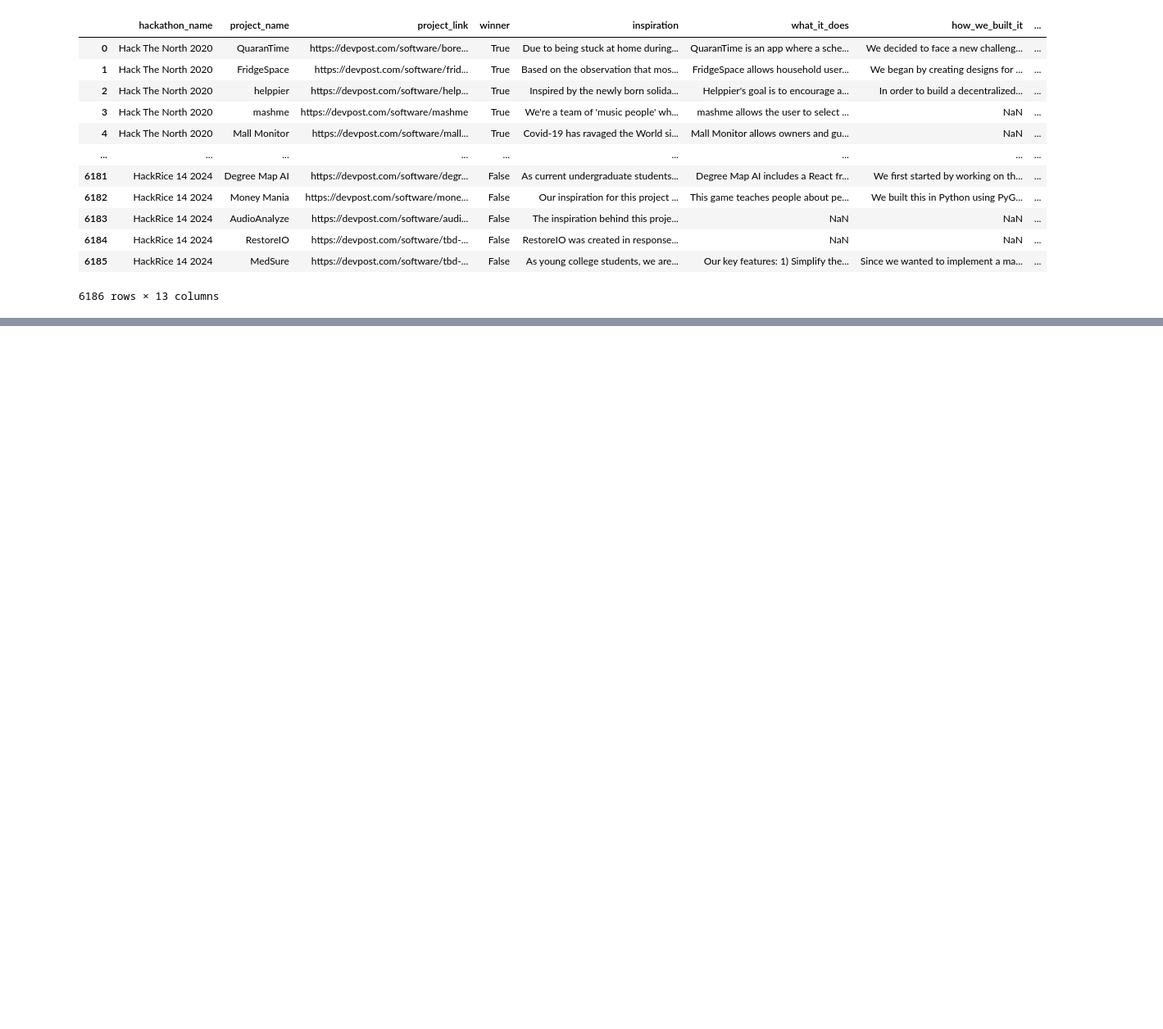
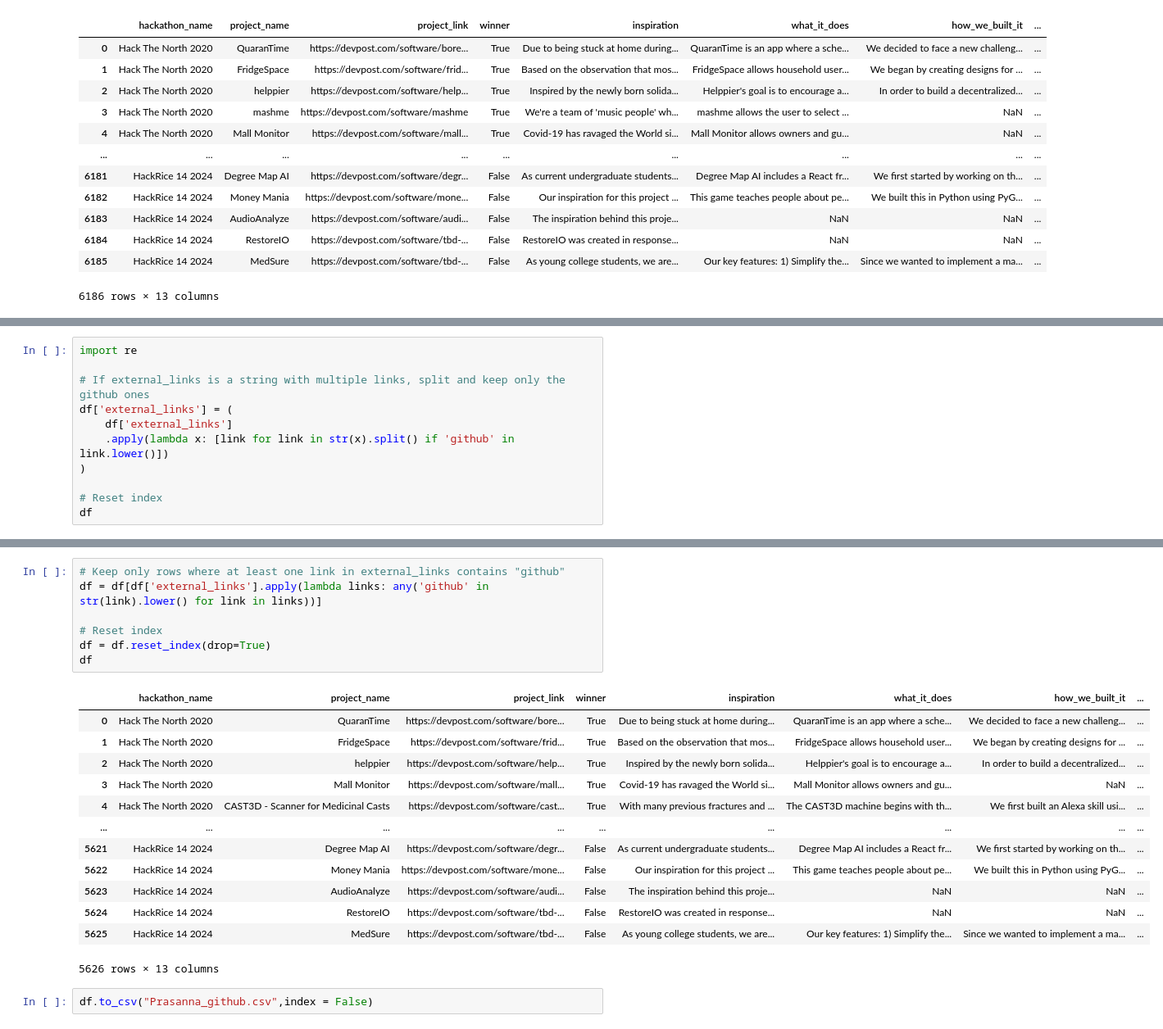
Before and after one commit to TempGaurab/hackathon_data_collection_analysis, a Jupyter notebook: extract_data/data_clean.ipynb, the cells around one changed output, grey strips where cells are left out. Shown: that part at 82% size. Cells and saved outputs as stored; diff of their text form; blank space fills up the shorter version.

```diff
--- a/extract_data/data_clean.ipynb
+++ b/extract_data/data_clean.ipynb
@@ -122,0 +128,11 @@ df.to_C
+# %%
+import re
+
+# If external_links is a string with multiple links, split and keep only the github ones
+df['external_links'] = (
+    df['external_links']
+    .apply(lambda x: [link for link in str(x).split() if 'github' in link.lower()])
+)
+
+# Reset index
+df
@@ -122,0 +153,23 @@ df.to_C
+# %%
+# Keep only rows where at least one link in external_links contains "github"
+df = df[df['external_links'].apply(lambda links: any('github' in str(link).lower() for link in links))]
+
+# Reset index
+df = df.reset_index(drop=True)
+df
+# %% [output]
+|  | hackathon_name | project_name | project_link | winner | inspiration | what_it_does | how_we_built_it | ... |
+| 0 | Hack The North 2020 | QuaranTime | https://devpost.com/software/bore... | True | Due to being stuck at home during... | QuaranTime is an app where a sche... | We decided to face a new challeng... | ... |
+| 1 | Hack The North 2020 | FridgeSpace | https://devpost.com/software/frid... | True | Based on the observation that mos... | FridgeSpace allows household user... | We began by creating designs for ... | ... |
+| 2 | Hack The North 2020 | helppier | https://devpost.com/software/help... | True | Inspired by the newly born solida... | Helppier's goal is to encourage a... | In order to build a decentralized... | ... |
+| 3 | Hack The North 2020 | Mall Monitor | https://devpost.com/software/mall... | True | Covid-19 has ravaged the World si... | Mall Monitor allows owners and gu... | NaN | ... |
+| 4 | Hack The North 2020 | CAST3D - Scanner for Medicinal Casts | https://devpost.com/software/cast... | True | With many previous fractures and ... | The CAST3D machine begins with th... | We first built an Alexa skill usi... | ... |
+| ... | ... | ... | ... | ... | ... | ... | ... | ... |
+| 5621 | HackRice 14 2024 | Degree Map AI | https://devpost.com/software/degr... | False | As current undergraduate students... | Degree Map AI includes a React fr... | We first started by working on th... | ... |
+| 5622 | HackRice 14 2024 | Money Mania | https://devpost.com/software/mone... | False | Our inspiration for this project ... | This game teaches people about pe... | We built this in Python using PyG... | ... |
+| 5623 | HackRice 14 2024 | AudioAnalyze | https://devpost.com/software/audi... | False | The inspiration behind this proje... | NaN | NaN | ... |
+| 5624 | HackRice 14 2024 | RestoreIO | https://devpost.com/software/tbd-... | False | RestoreIO was created in response... | NaN | NaN | ... |
+| 5625 | HackRice 14 2024 | MedSure | https://devpost.com/software/tbd-... | False | As young college students, we are... | Our key features: 1) Simplify the... | Since we wanted to implement a ma... | ... |
+5626 rows × 13 columns
+# %%
+df.to_csv("Prasanna_github.csv",index = False)
```
Also changed, not shown: parts of 2 cells of this notebook, 2 other files.
